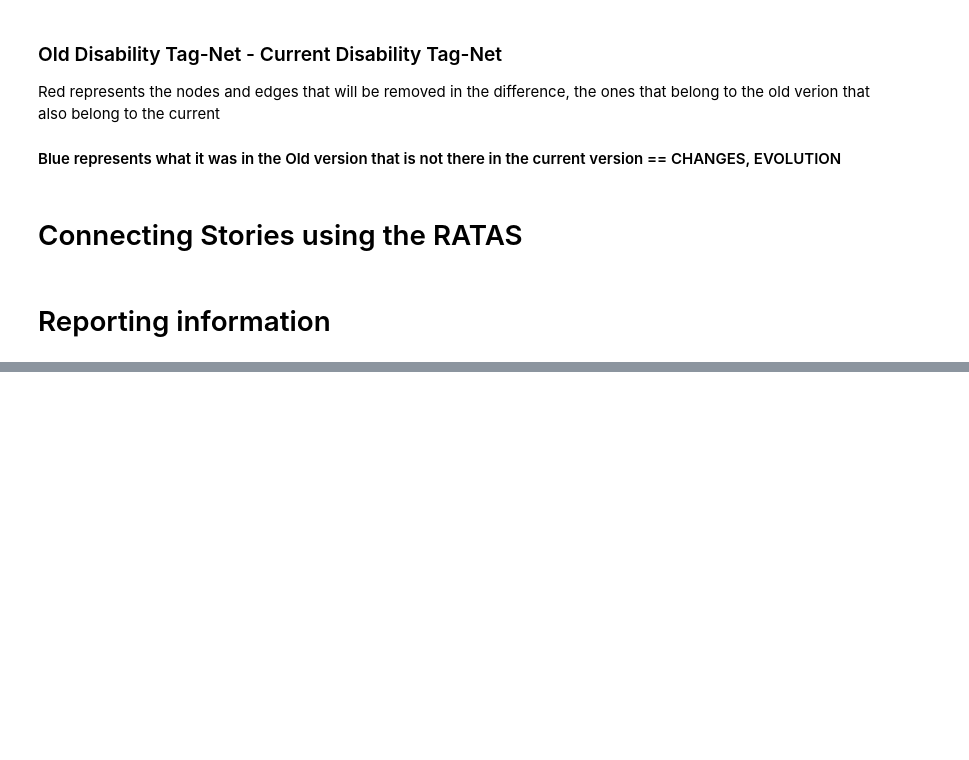
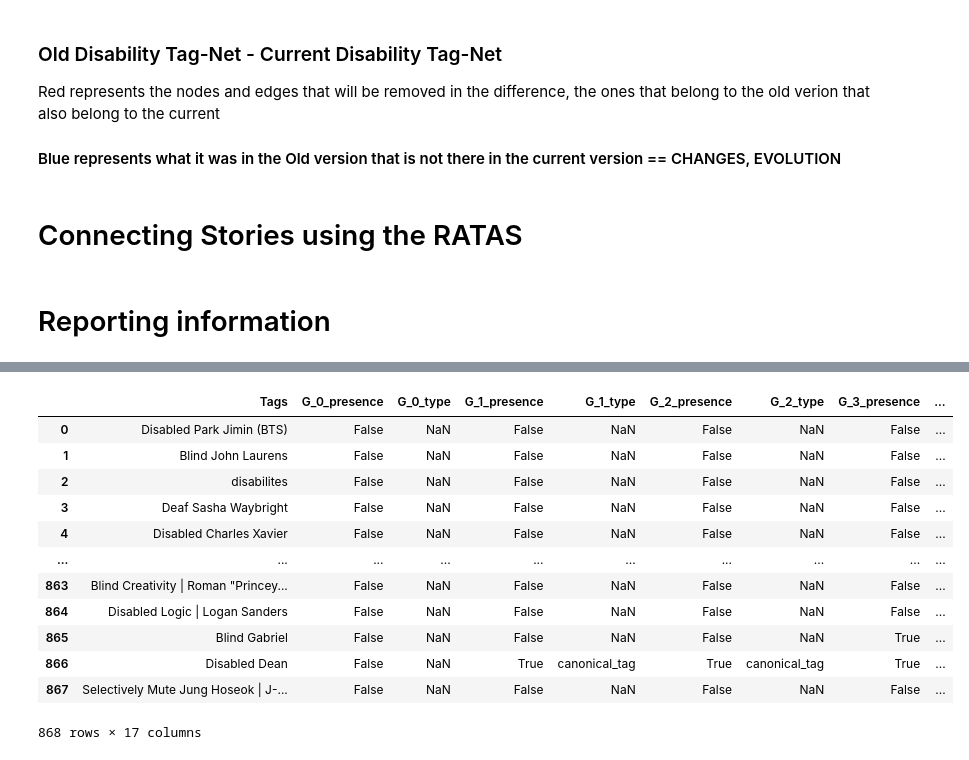
Before and after one commit to EliasBestard/AO3Analyser, a Jupyter notebook: testing.ipynb, the cells around one changed output, grey strips where cells are left out. Drawn from its saved outputs; the diff is of its cells as text; code cells hidden in the pictures; blank space fills up the shorter version.

```diff
--- a/testing.ipynb
+++ b/testing.ipynb
@@ -312,0 +270,17 @@ for i in range(1, len(disability_graph_list)):
+# %%
+
+gen_tags_dataset_list(disability_graph_list)
+# %% [output]
+|  | Tags | G_0_presence | G_0_type | G_1_presence | G_1_type | G_2_presence | G_2_type | G_3_presence | ... |
+| 0 | Disabled Park Jimin (BTS) | False | NaN | False | NaN | False | NaN | False | ... |
+| 1 | Blind John Laurens | False | NaN | False | NaN | False | NaN | False | ... |
+| 2 | disabilites | False | NaN | False | NaN | False | NaN | False | ... |
+| 3 | Deaf Sasha Waybright | False | NaN | False | NaN | False | NaN | False | ... |
+| 4 | Disabled Charles Xavier | False | NaN | False | NaN | False | NaN | False | ... |
+| ... | ... | ... | ... | ... | ... | ... | ... | ... | ... |
+| 863 | Blind Creativity | Roman "Princey... | False | NaN | False | NaN | False | NaN | False | ... |
+| 864 | Disabled Logic | Logan Sanders | False | NaN | False | NaN | False | NaN | False | ... |
+| 865 | Blind Gabriel | False | NaN | False | NaN | False | NaN | True | ... |
+| 866 | Disabled Dean | False | NaN | True | canonical_tag | True | canonical_tag | True | ... |
+| 867 | Selectively Mute Jung Hoseok | J-... | False | NaN | False | NaN | False | NaN | False | ... |
+868 rows × 17 columns
```
Also changed, not shown: parts of 10 cells of this notebook, 43 other files.
